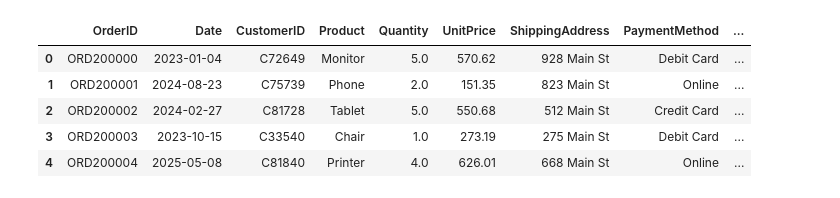
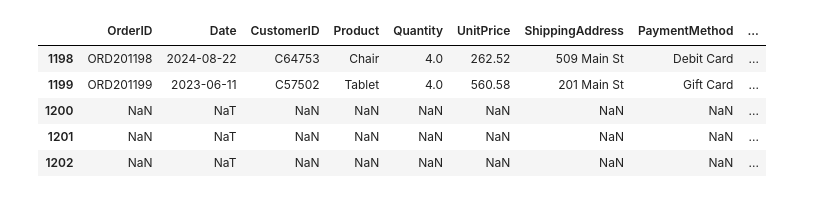
Before and after one commit to aqsakhan3/project-2, a Jupyter notebook: EDA_using_pandas.ipynb, the cells around one changed output. Drawn from its saved outputs; the diff is of its cells as text; code cells hidden in the pictures.

```diff
--- a/EDA_using_pandas.ipynb
+++ b/EDA_using_pandas.ipynb
@@ -3,12 +3,13 @@ import pandas as pd
 import numpy as np
 # %%
 df = pd.read_excel("Exploratory Data Analysis.xlsx",sheet_name="Raw_Data")
-df_clean = pd.read_excel('Exploratory Data Analysis.x
-df.head()
+df_clean = pd.read_excel('Exploratory Data Analysis.xlsx',sheet_name="Cleaned_Data")
-# %% [output]
-|  | OrderID | Date | CustomerID | Product | Quantity | UnitPrice | ShippingAddress | PaymentMethod | ... |
-| 0 | ORD200000 | 2023-01-04 | C72649 | Monitor | 5.0 | 570.62 | 928 Main St | Debit Card | ... |
-| 1 | ORD200001 | 2024-08-23 | C75739 | Phone | 2.0 | 151.35 | 823 Main St | Online | ... |
-| 2 | ORD200002 | 2024-02-27 | C81728 | Tablet | 5.0 | 550.68 | 512 Main St | Credit Card | ... |
-| 3 | ORD200003 | 2023-10-15 | C33540 | Chair | 1.0 | 273.19 | 275 Main St | Debit Card | ... |
-| 4 | ORD200004 | 2025-05-08 | C81840 | Printer | 4.0 | 626.01 | 668 Main St | Online | ... |
+# %%
+df.tail()
+# %% [output]
+|  | OrderID | Date | CustomerID | Product | Quantity | UnitPrice | ShippingAddress | PaymentMethod | ... |
+| 1198 | ORD201198 | 2024-08-22 | C64753 | Chair | 4.0 | 262.52 | 509 Main St | Debit Card | ... |
+| 1199 | ORD201199 | 2023-06-11 | C57502 | Tablet | 4.0 | 560.58 | 201 Main St | Gift Card | ... |
+| 1200 | NaN | NaT | NaN | NaN | NaN | NaN | NaN | NaN | ... |
+| 1201 | NaN | NaT | NaN | NaN | NaN | NaN | NaN | NaN | ... |
+| 1202 | NaN | NaT | NaN | NaN | NaN | NaN | NaN | NaN | ... |
```
Also changed, not shown: parts of 23 cells of this notebook.
